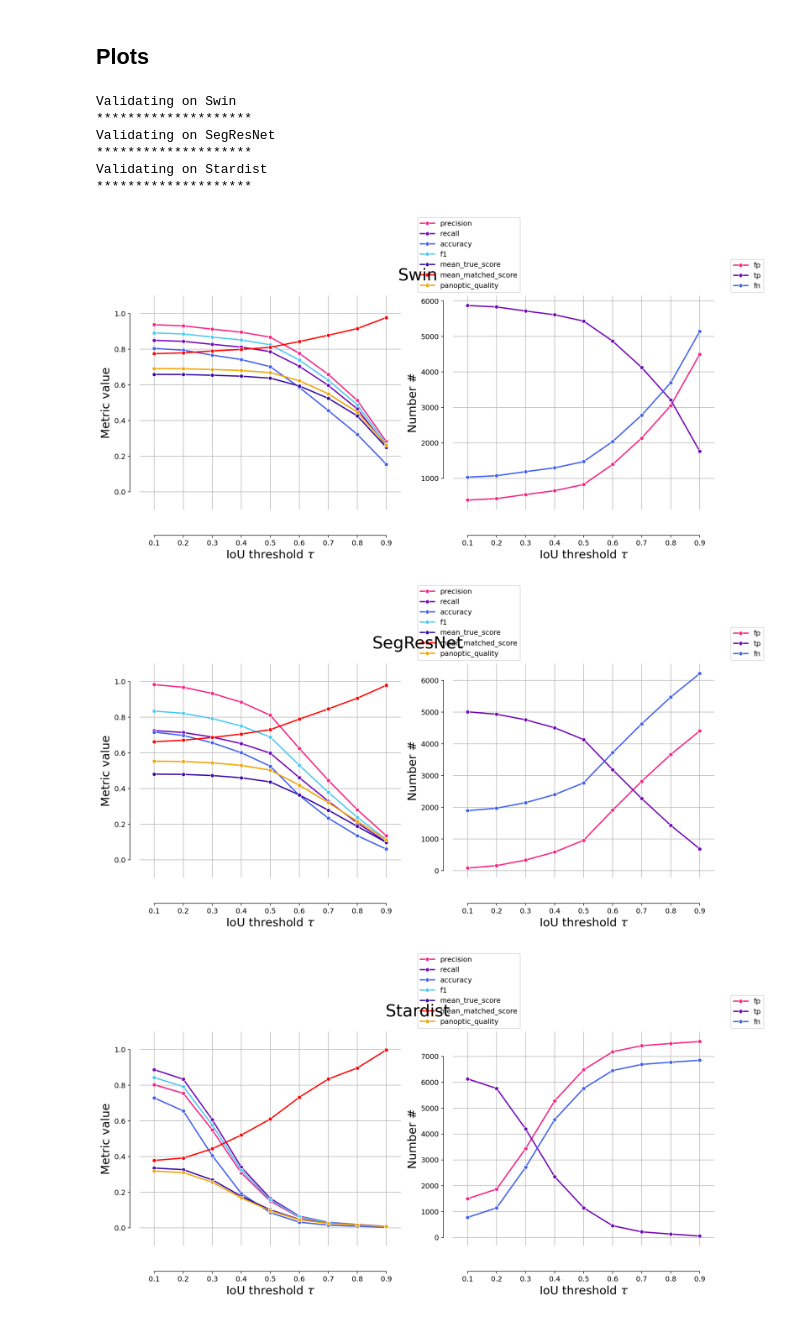
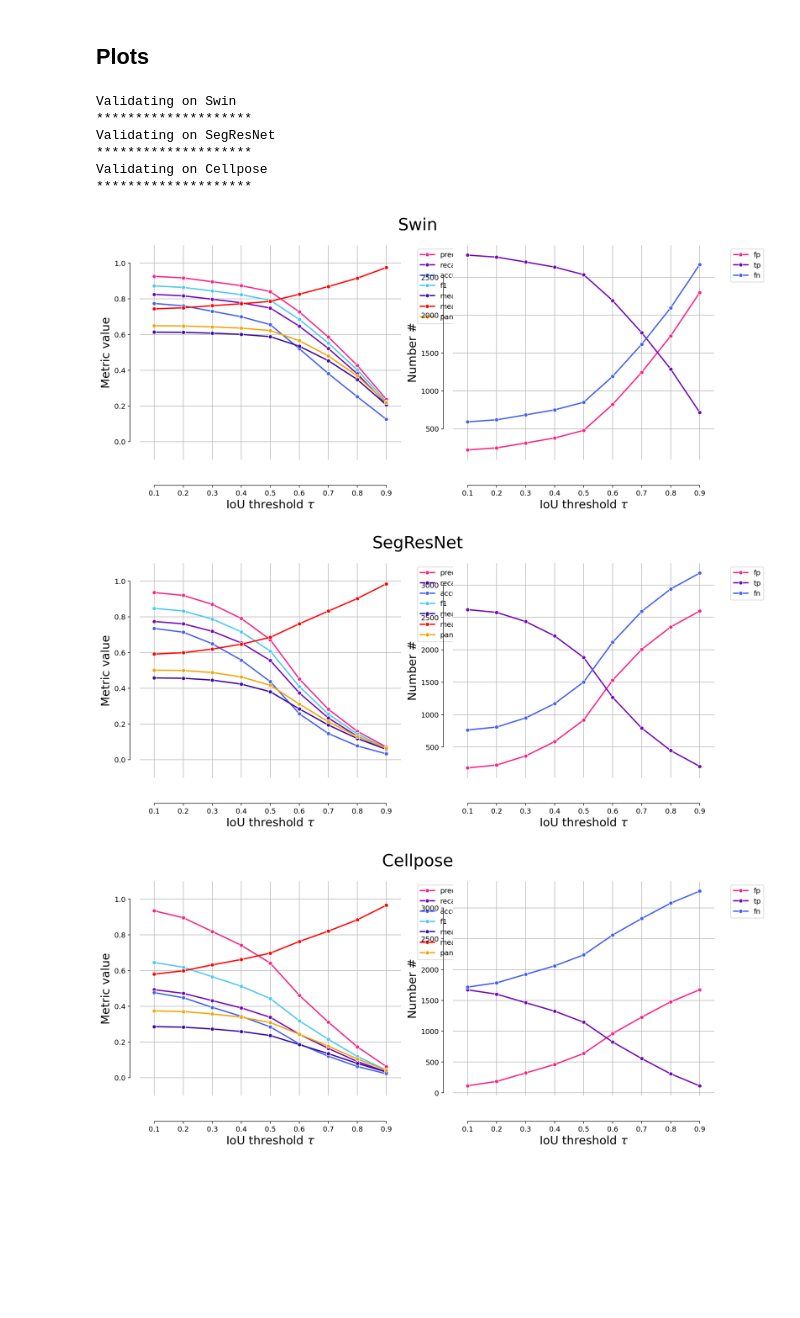
Before and after one commit to C-Achard/cellseg3d-figures, a Jupyter notebook: book/figX-x-supervised/supervised_benchmark.ipynb, the cells around one changed output. Cells and saved outputs as stored; diff of their text form; code cells hidden in the pictures; blank space fills up the shorter version.

Commit message:
Preparing for folds

```diff
--- a/book/figX-x-supervised/supervised_benchmark.ipynb
+++ b/book/figX-x-supervised/supervised_benchmark.ipynb
@@ -69,13 +71,13 @@ cellpose_predictions = [get_predictions(p) for p in cellpose_paths]
 stardist_predictions = [get_predictions(p) for p in stardist_paths]
 # %%
 # TEMP
-fold_test = 2
+fold_test = 0
 swin = swin_predictions[fold_test][0]
 segresnet = segresnet_predictions[fold_test][0]
-# cellpose = cellpose_predictions[1][0]
-stardist = stardist_predictions[fold_test][0]
+cellpose = cellpose_predictions[fold_test][0]
+# stardist = stardist_predictions[fold_test][0]
 
-labels_gt = fold3_GT[0]
+labels_gt = GT_labels[fold_test][0]
 # %% [markdown]
 ## Computations
 # %%
@@ -94,36 +96,41 @@ segresnet_instance = np.array(segresnet_instance)
 # imwrite(save_folder / "segresnet_instance.tif", segresnet_instance)
 # %% [markdown]
 ## Plots
+# %%
+taus = [0.1, 0.2, 0.3, 0.4, 0.5, 0.6, 0.7, 0.8, 0.9]
+
+predictions = [swin_instance,
+               segresnet_instance,
+               cellpose,
+            #    stardist
+               ]
+names = ["Swin",
+         "SegResNet",
+         "Cellpose",
+        #  "Stardist"
+         ]
+
+model_stats = []
+model_ref_name = []
 # %%
-taus = [0.1, 0.2, 0.3, 0.4, 0.5, 0.6, 0.7, 0.8, 0.9]
-
-predictions = [swin_instance,
-               segresnet_instance,
-            #    cellpose,
-               stardist]
-names = ["Swin",
-         "SegResNet",
-        #  "Cellpose",
-         "Stardist"]
-
-model_stats = []
-dfs = []
 
 for i, p in enumerate(predictions):
     print(f"Validating on {names[i]}")
     stats = [matching_dataset(
         labels_gt, p, thresh=t, show_progress=False
         ) for t in taus]
     model_stats.append(stats)
+    model_ref_name.append(names[i])
+    # fold_ref.append()
     plot_performance(taus, stats, name=names[i])
     print("*"*20)
 # %% [output]
 Validating on Swin
 ********************
 Validating on SegResNet
 ********************
-Validating on Stardist
+Validating on Cellpose
 ********************
-[figure, old version]
+[figure, new version]
-[figure, old version]
+[figure, new version]
-[figure, old version]
+[figure, new version]
```
Also changed, not shown: parts of 7 cells of this notebook, 1 other file.
